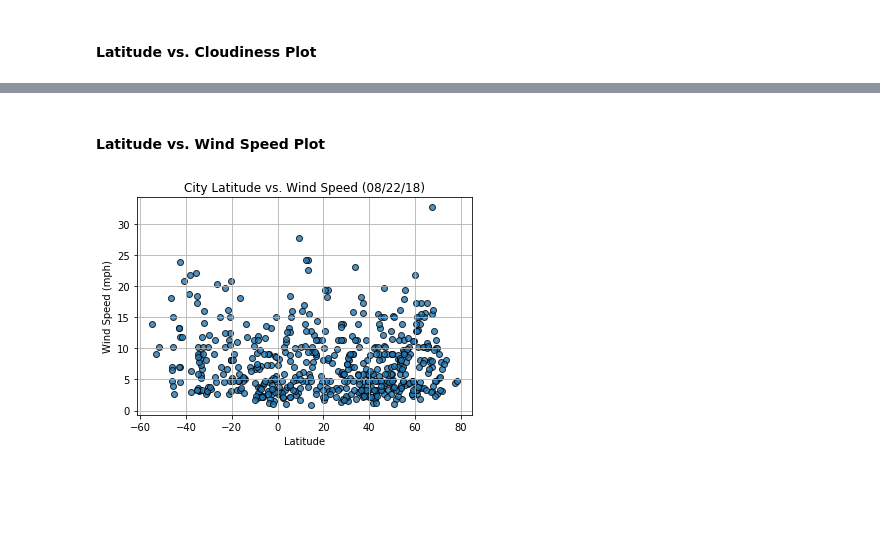
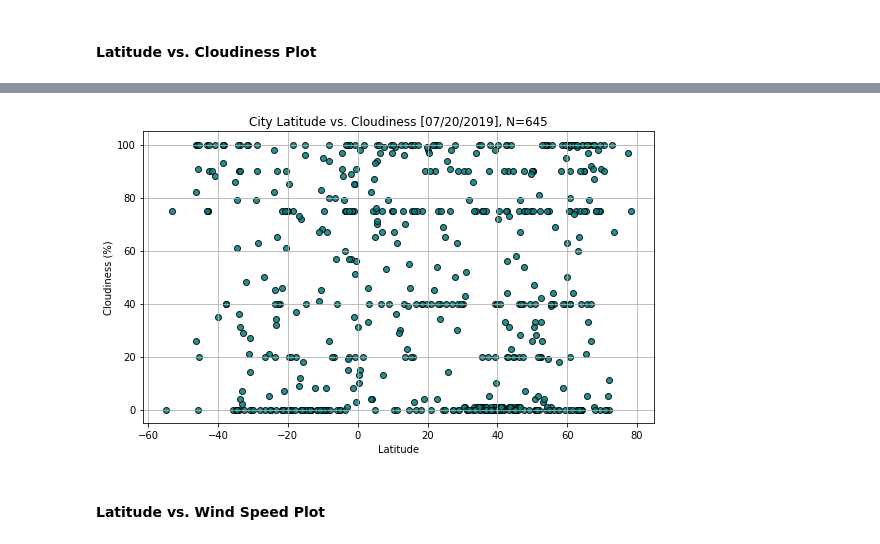
Before and after one commit to misaelobregon/weather_project, a Jupyter notebook: Misael_WeatherPy.ipynb, the cells around one changed output, grey strips where cells are left out. Saved outputs shown, nothing was run; the diff lists cells and outputs as text; code cells hidden in the pictures; blank space fills up the shorter version.

```diff
--- a/Misael_WeatherPy.ipynb
+++ b/Misael_WeatherPy.ipynb
@@ -153,17 +171,15 @@ plt.savefig("Images/cloud_lat.png")
+# %%
+fig,cloud = plt.subplots(figsize = (8,5))
+cloud.scatter(x=df["Lat"],y=df["Cloudiness"],facecolor ="teal",edgecolor="k",alpha = 0.85,linewidth =1)
+date =time.strftime("%m/%d/%Y")
+plt.title(f"City Latitude vs. Cloudiness [{date}], N=645")
+cloud.set_xlabel("Latitude")
+cloud.set_ylabel("Cloudiness (%)")
+plt.grid()
+plt.tight_layout()
+plt.savefig("../Images/cloud_lat.png")
+plt.show()
+# %% [output]
+[figure, added]
 # %% [markdown]
 #### Latitude vs. Wind Speed Plot
-# %%
-fig,wind = plt.subplots(figsize = (6,4))
-facecolor = ["teal"]
-wind = wind.index.levels[0]
-wind.columns=["Wind Speed"]
-for i in range(len(wind)):
-    plt.scatter(lat.loc[lat[i]],(wind.loc[temp[i]],label=wind[i],marker="o",facecolor=facecolor[i],edgecolor="black",alpha=0.8,linewidth=1)
-wind.set_xlabel("Latitude")
-wind.set_ylabel("Wind Speed (mph)")
-wind.set_title("City Latitude vs. Wind Speed (dt_txt)")
-plt.grid()
-plt.tight_layout()
-plt.savefig("Images/wind_lat.png")
-# %% [output]
-[figure, removed]
```
Also changed, not shown: parts of 18 cells of this notebook, 5 other files.
